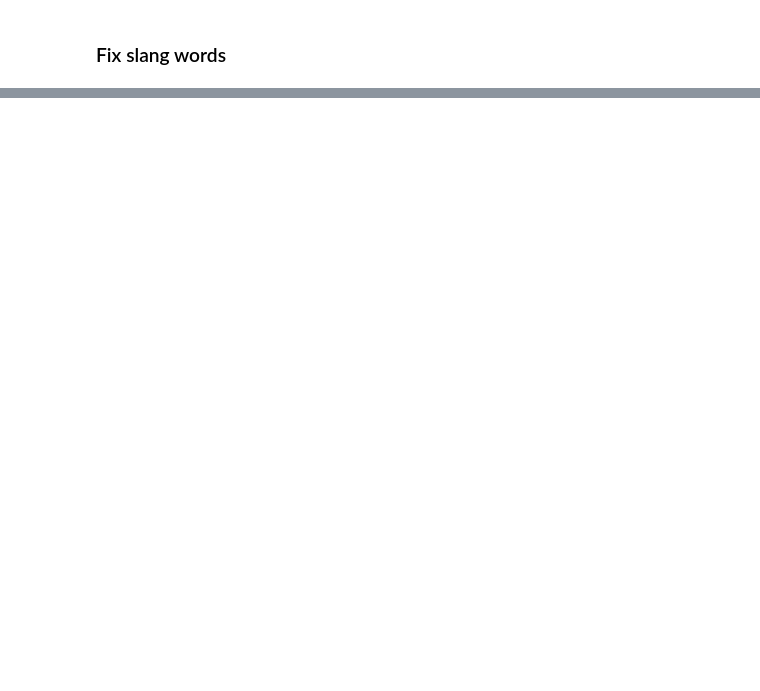
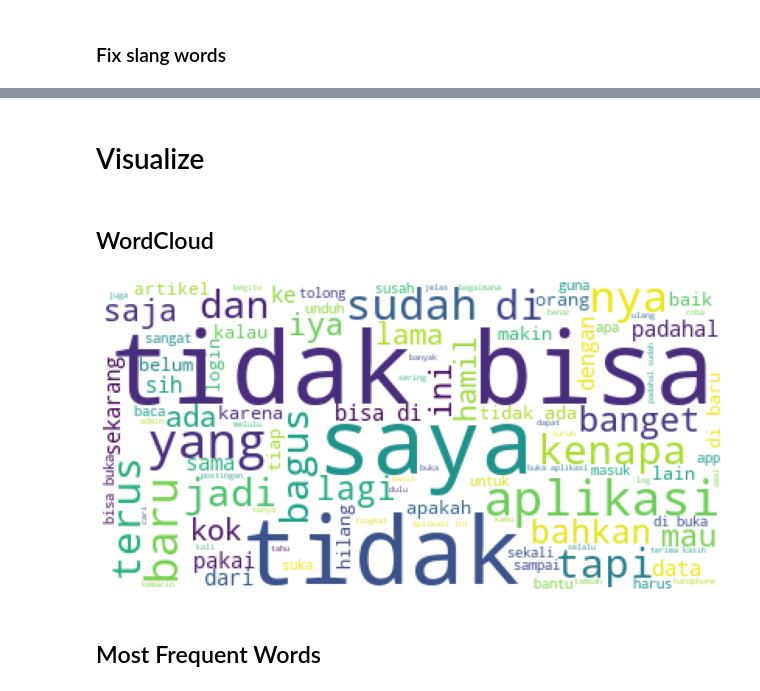
Before and after one commit to radyadhewa/gcn-for-app-reviews, a Jupyter notebook: preprocessing/preprocess.ipynb, the cells around one changed output, grey strips where cells are left out. Cells and saved outputs as stored; diff of their text form; code cells hidden in the pictures; blank space fills up the shorter version.

```diff
--- a/preprocessing/preprocess.ipynb
+++ b/preprocessing/preprocess.ipynb
@@ -132,0 +268,8 @@ Name: content, dtype: object
+# %%
+# apply
+tqdm.pandas()
+df_aft_covid['processed_tokenized'] = df_aft_covid['tokenized_words'].progress_apply(
+    lambda words: [custom_stem(word) for word in words]
+)
+
+df_aft_covid[['tokenized_words', 'processed_tokenized']][df_aft_covid['tokenized_words'] != df_aft_covid['processed_tokenized']].sample(5)
@@ -132,0 +294,19 @@ Name: content, dtype: object
+# %%
+# Load stopwords file
+def load_stopwords(filepath):
+    with open(filepath, 'r', encoding='utf-8') as f:
+        stop_words = set(f.read().splitlines())
+    return stop_words
+
+# Remove stopwords from tokenized lists
+def remove_stopwords(tokenized_text, stop_words):
+    """Remove stopwords from a tokenized list of words."""
+    return [word for word in tokenized_text if word not in stop_words]
+# %%
+# Load stopwords
+stop_words = load_stopwords('D:/Coding/school/thesis dhewa/preprocessing/resources/combined_stop_words.txt')
+
+# apply
+df_aft_covid['processed_tokenized'] = df_aft_covid['processed_tokenized'].progress_apply(lambda text: remove_stopwords(text, stop_words))
+
+df_aft_covid.head()
@@ -132,0 +322,8 @@ Name: content, dtype: object
+# %%
+corpus = []
+
+for row in tqdm(range(len(df_aft_covid['processed_tokenized']))):
+    for word in df_aft_covid['processed_tokenized'].iloc[row]:
+        corpus.append(word)
+
+corpus[0:20]
@@ -132,0 +351,14 @@ Name: content, dtype: object
+# %% [markdown]
+# Visualize
+# %% [markdown]
+## WordCloud
+# %%
+fig = plt.figure(figsize=(15,12))
+word_cloud = WordCloud(background_color='white', max_font_size=80, max_words=100).generate(' '.join(corpus))
+plt.imshow(word_cloud)
+plt.axis('off')
+plt.show()
+# %% [output]
+[figure, added]
+# %% [markdown]
+## Most Frequent Words
```
Also changed, not shown: parts of 63 cells of this notebook, 28 other files.
